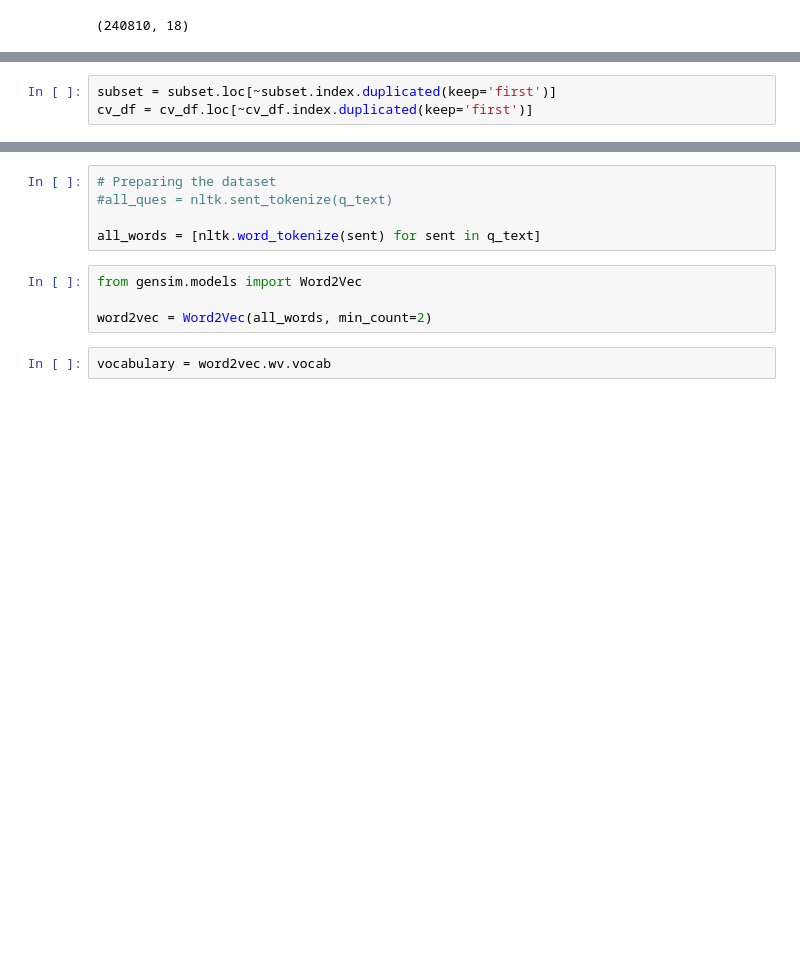
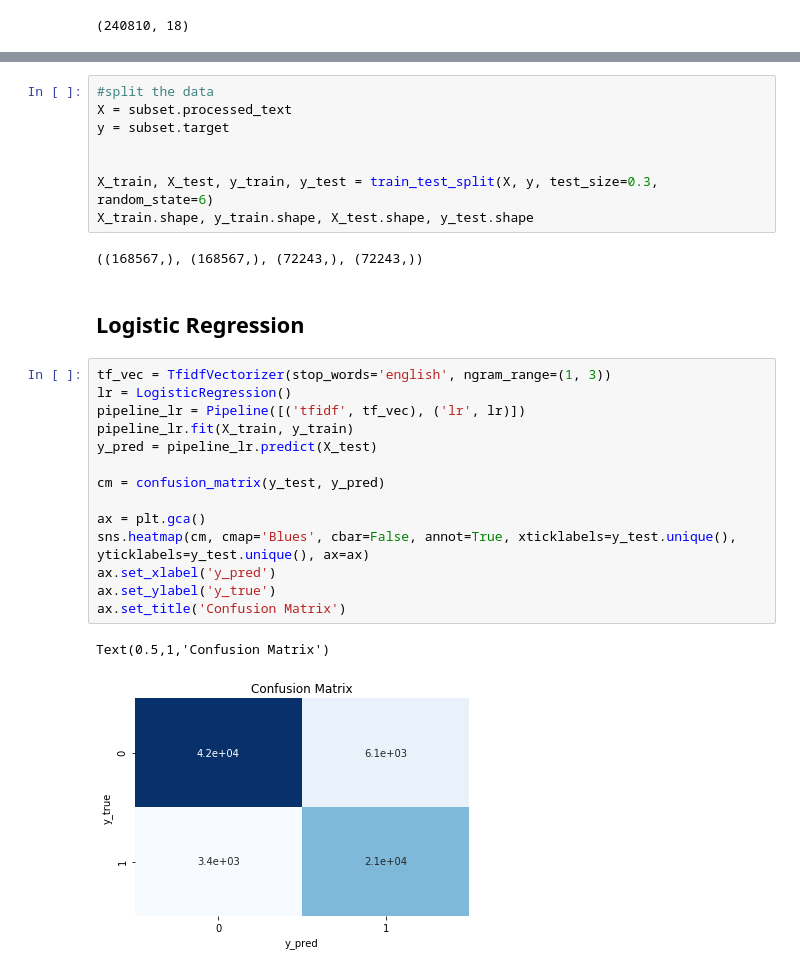
Before and after one commit to kavishashroff/Springboard, a Jupyter notebook: Capstone_2 - Quora Insincere Question Classification/Machine Learning.ipynb, the cells around one changed output, grey strips where cells are left out. Cells and saved outputs as stored; diff of their text form; blank space fills up the shorter version.

```diff
--- a/Capstone_2 - Quora Insincere Question Classification/Machine Learning.ipynb
+++ b/Capstone_2 - Quora Insincere Question Classification/Machine Learning.ipynb
@@ -139,3 +106,0 @@ test = pd.concat([cv_df, subset.length],1)
-# %%
-subset = subset.loc[~subset.index.duplicated(keep='first')]
-cv_df = cv_df.loc[~cv_df.index.duplicated(keep='first')]
@@ -245,11 +107,29 @@ Name: question_text, dtype: object
-# %%
-# Preparing the dataset
-#all_ques = nltk.sent_tokenize(q_text)
-
-all_words = [nltk.word_tokenize(sent) for sent in q_text]
-# %%
-from gensim.models import Word2Vec
-
-word2vec = Word2Vec(all_words, min_count=2)
-# %%
-vocabulary = word2vec.wv.vocab
+# %%
+#split the data
+X = subset.processed_text
+y = subset.target
+
+
+X_train, X_test, y_train, y_test = train_test_split(X, y, test_size=0.3, random_state=6)
+X_train.shape, y_train.shape, X_test.shape, y_test.shape
+# %% [output]
+((168567,), (168567,), (72243,), (72243,))
+# %% [markdown]
+## Logistic Regression
+# %%
+tf_vec = TfidfVectorizer(stop_words='english', ngram_range=(1, 3))
+lr = LogisticRegression()
+pipeline_lr = Pipeline([('tfidf', tf_vec), ('lr', lr)])
+pipeline_lr.fit(X_train, y_train)
+y_pred = pipeline_lr.predict(X_test)
+
+cm = confusion_matrix(y_test, y_pred)
+
+ax = plt.gca()
+sns.heatmap(cm, cmap='Blues', cbar=False, annot=True, xticklabels=y_test.unique(), yticklabels=y_test.unique(), ax=ax)
+ax.set_xlabel('y_pred')
+ax.set_ylabel('y_true')
+ax.set_title('Confusion Matrix')
+# %% [output]
+Text(0.5,1,'Confusion Matrix')
+[figure, added]
```
Also changed, not shown: parts of 56 cells of this notebook.
